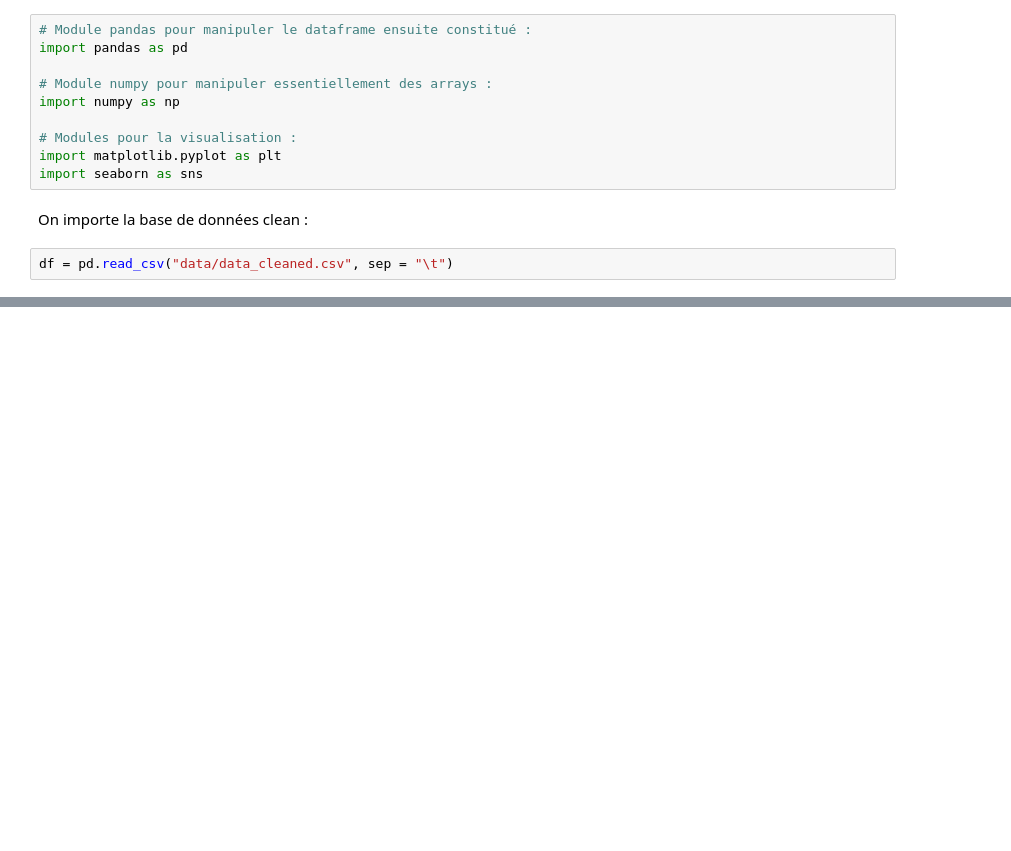
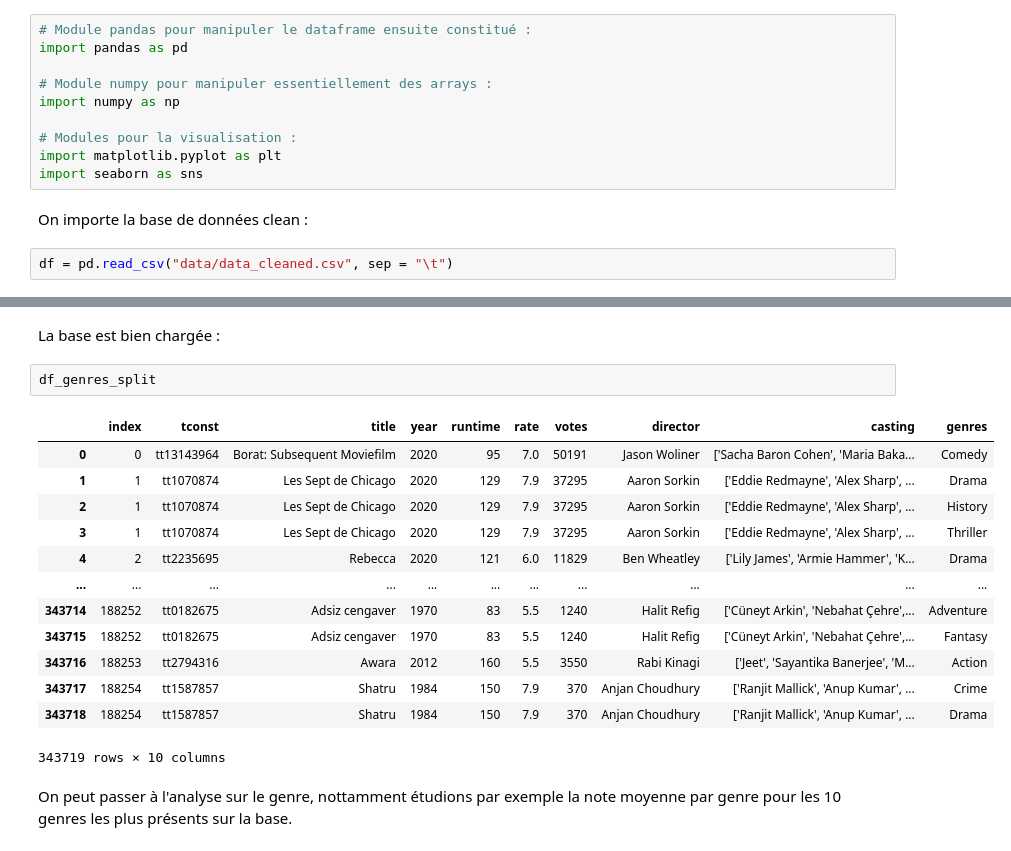
Before and after one commit to henriupton99/IMDB_Scraping, a Jupyter notebook: Visualisation.ipynb, the cells around one changed output, grey strips where cells are left out. Cells and saved outputs as stored; diff of their text form; blank space fills up the shorter version.

```diff
--- a/Visualisation.ipynb
+++ b/Visualisation.ipynb
@@ -34,0 +73,20 @@ df.head(10)
+# %% [markdown]
+La base est bien chargée :
+# %%
+df_genres_split
+# %% [output]
+|  | index | tconst | title | year | runtime | rate | votes | director | casting | genres |
+| 0 | 0 | tt13143964 | Borat: Subsequent Moviefilm | 2020 | 95 | 7.0 | 50191 | Jason Woliner | ['Sacha Baron Cohen', 'Maria Baka... | Comedy |
+| 1 | 1 | tt1070874 | Les Sept de Chicago | 2020 | 129 | 7.9 | 37295 | Aaron Sorkin | ['Eddie Redmayne', 'Alex Sharp', ... | Drama |
+| 2 | 1 | tt1070874 | Les Sept de Chicago | 2020 | 129 | 7.9 | 37295 | Aaron Sorkin | ['Eddie Redmayne', 'Alex Sharp', ... | History |
+| 3 | 1 | tt1070874 | Les Sept de Chicago | 2020 | 129 | 7.9 | 37295 | Aaron Sorkin | ['Eddie Redmayne', 'Alex Sharp', ... | Thriller |
+| 4 | 2 | tt2235695 | Rebecca | 2020 | 121 | 6.0 | 11829 | Ben Wheatley | ['Lily James', 'Armie Hammer', 'K... | Drama |
+| ... | ... | ... | ... | ... | ... | ... | ... | ... | ... | ... |
+| 343714 | 188252 | tt0182675 | Adsiz cengaver | 1970 | 83 | 5.5 | 1240 | Halit Refig | ['Cüneyt Arkin', 'Nebahat Çehre',... | Adventure |
+| 343715 | 188252 | tt0182675 | Adsiz cengaver | 1970 | 83 | 5.5 | 1240 | Halit Refig | ['Cüneyt Arkin', 'Nebahat Çehre',... | Fantasy |
+| 343716 | 188253 | tt2794316 | Awara | 2012 | 160 | 5.5 | 3550 | Rabi Kinagi | ['Jeet', 'Sayantika Banerjee', 'M... | Action |
+| 343717 | 188254 | tt1587857 | Shatru | 1984 | 150 | 7.9 | 370 | Anjan Choudhury | ['Ranjit Mallick', 'Anup Kumar', ... | Crime |
+| 343718 | 188254 | tt1587857 | Shatru | 1984 | 150 | 7.9 | 370 | Anjan Choudhury | ['Ranjit Mallick', 'Anup Kumar', ... | Drama |
+343719 rows × 10 columns
+# %% [markdown]
+On peut passer à l'analyse sur le genre, nottamment étudions par exemple la note moyenne par genre pour les 10 genres les plus présents sur la base.
```
Also changed, not shown: parts of 14 cells of this notebook, 3 other files.
